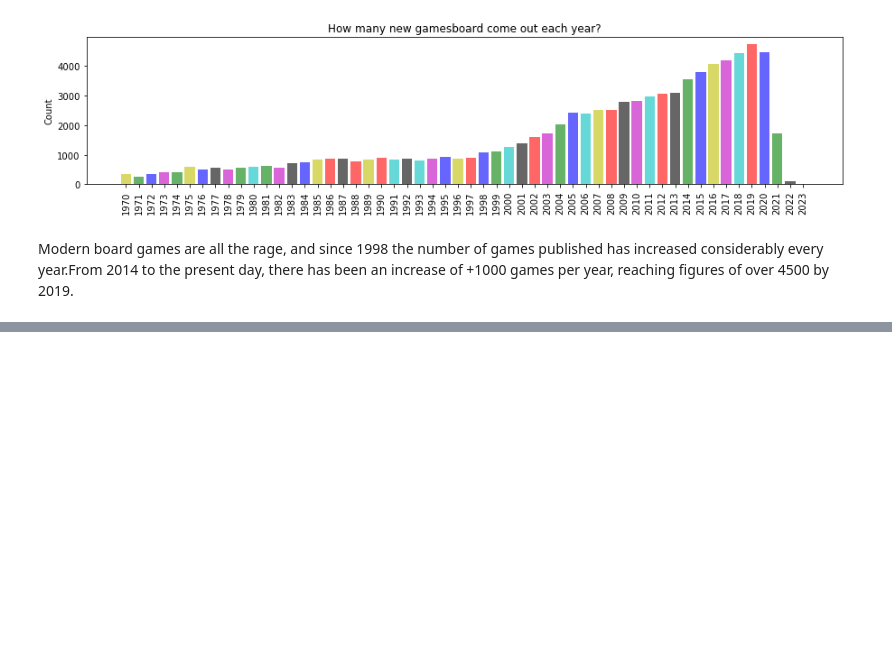
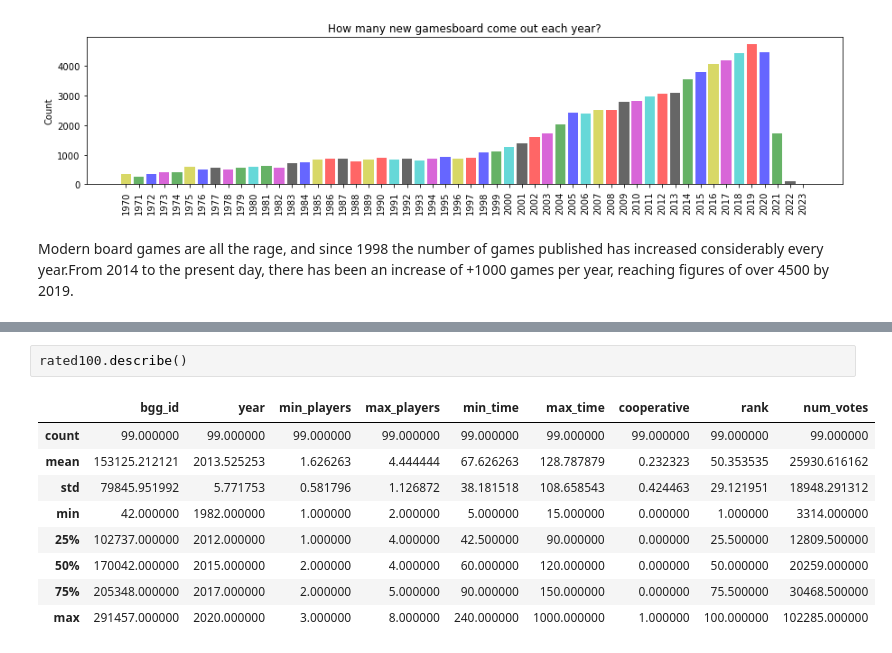
Before and after one commit to LourdesRodriguez/recommender_system, a Jupyter notebook: 1_Data_Understanding_BoardGames.ipynb, the cells around one changed output, grey strips where cells are left out. Drawn from its saved outputs; the diff is of its cells as text; blank space fills up the shorter version.

```diff
--- a/1_Data_Understanding_BoardGames.ipynb
+++ b/1_Data_Understanding_BoardGames.ipynb
@@ -341,0 +386,12 @@ of over 4500 by 2019.
+# %%
+rated100.describe()
+# %% [output]
+|  | bgg_id | year | min_players | max_players | min_time | max_time | cooperative | rank | num_votes |
+| count | 99.000000 | 99.000000 | 99.000000 | 99.000000 | 99.000000 | 99.000000 | 99.000000 | 99.000000 | 99.000000 |
+| mean | 153125.212121 | 2013.525253 | 1.626263 | 4.444444 | 67.626263 | 128.787879 | 0.232323 | 50.353535 | 25930.616162 |
+| std | 79845.951992 | 5.771753 | 0.581796 | 1.126872 | 38.181518 | 108.658543 | 0.424463 | 29.121951 | 18948.291312 |
+| min | 42.000000 | 1982.000000 | 1.000000 | 2.000000 | 5.000000 | 15.000000 | 0.000000 | 1.000000 | 3314.000000 |
+| 25% | 102737.000000 | 2012.000000 | 1.000000 | 4.000000 | 42.500000 | 90.000000 | 0.000000 | 25.500000 | 12809.500000 |
+| 50% | 170042.000000 | 2015.000000 | 2.000000 | 4.000000 | 60.000000 | 120.000000 | 0.000000 | 50.000000 | 20259.000000 |
+| 75% | 205348.000000 | 2017.000000 | 2.000000 | 5.000000 | 90.000000 | 150.000000 | 0.000000 | 75.500000 | 30468.500000 |
+| max | 291457.000000 | 2020.000000 | 3.000000 | 8.000000 | 240.000000 | 1000.000000 | 1.000000 | 100.000000 | 102285.000000 |
```
Also changed, not shown: parts of 7 cells of this notebook.
